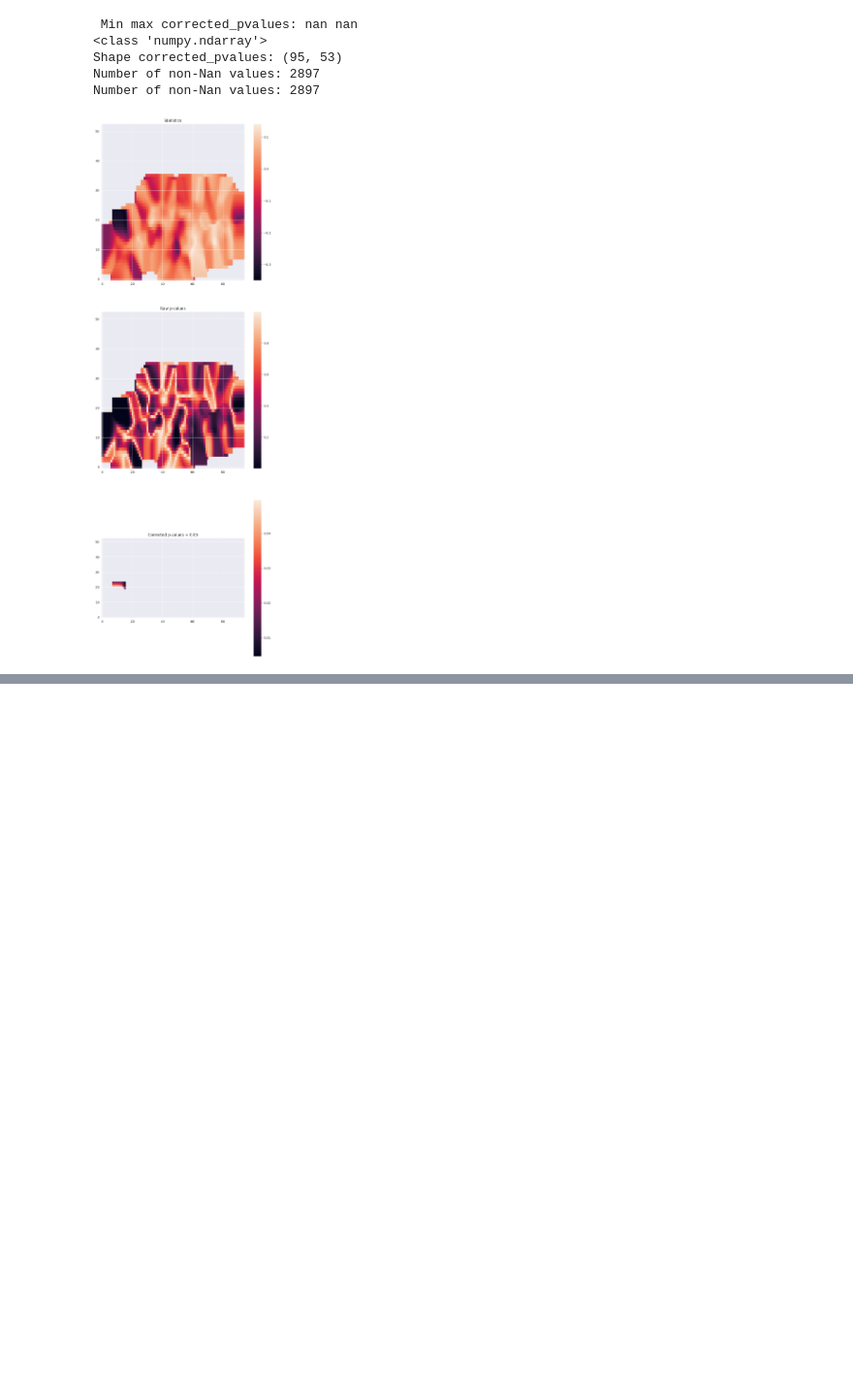
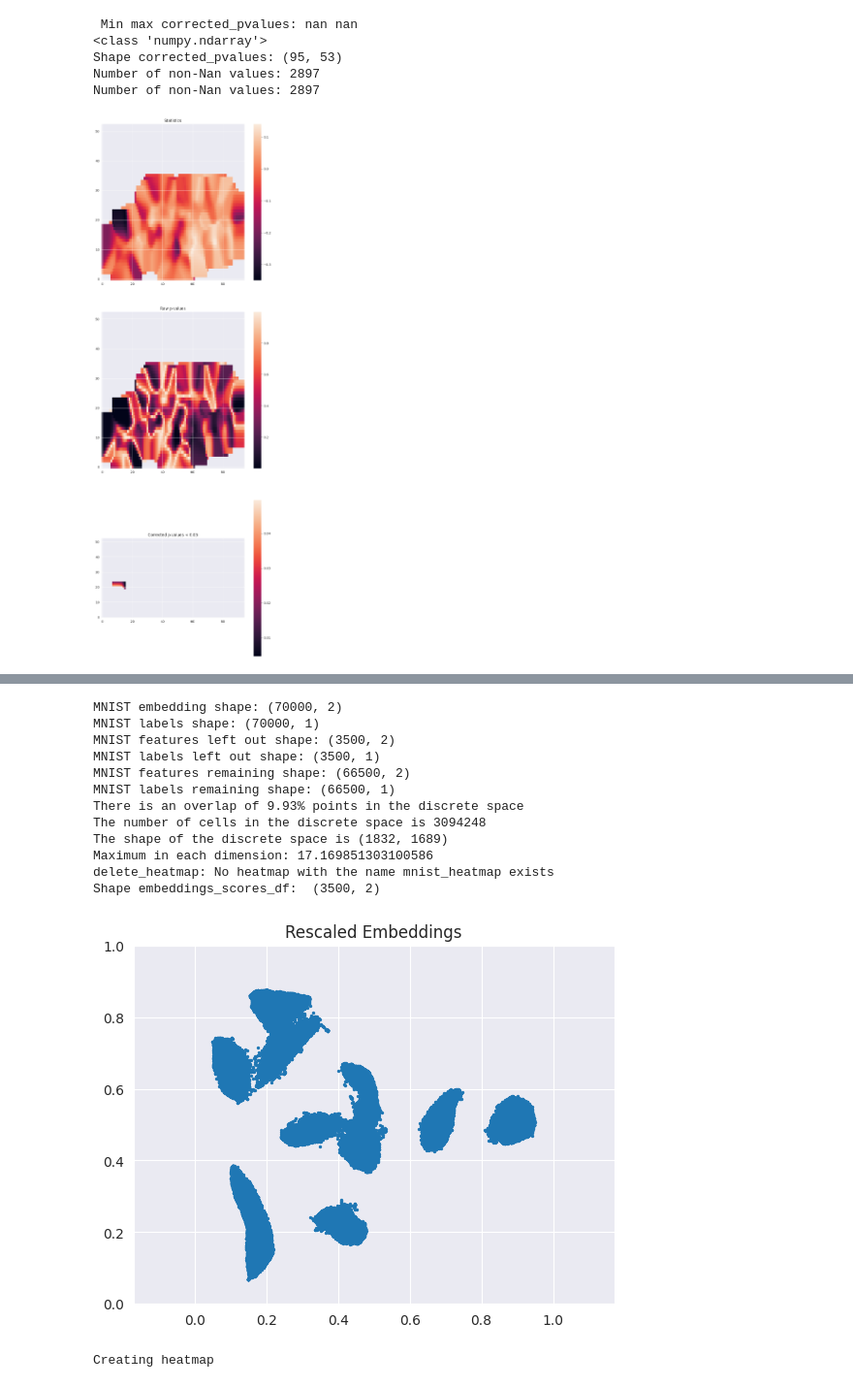
Before and after one commit to chrisfoulon/emuses, a Jupyter notebook: testing.ipynb, the cells around one changed output, grey strips where cells are left out. Shown at 97% size. Drawn from its saved outputs; the diff is of its cells as text; code cells hidden in the pictures; blank space fills up the shorter version.

```diff
--- a/testing.ipynb
+++ b/testing.ipynb
@@ -652,0 +968,69 @@ print(joblib_version)
+# %%
+# load /gamma/Dropbox (GIN)/EMUSE/mnist_numbers/test_res/embeddings.npy and plot it
+import numpy as np
+import pandas as pd
+
+mnist_features_normalized = np.load('/gamma/Dropbox (GIN)/EMUSE/mnist_numbers/test_res/embeddings.npy')
+mnist_labels = pd.read_csv('/gamma/Dropbox (GIN)/EMUSE/mnist_numbers/test_res/mnist_labels.csv', header=0).to_numpy()
+
+# shuffle the indices
+indices = np.arange(len(mnist_features_normalized))
+np.random.shuffle(indices)
+mnist_features_normalized = mnist_features_normalized[indices]
+mnist_labels = mnist_labels[indices]
+
+# take 5% out of the dataset (features ans labels)
+leave_out_size = int(len(mnist_features_normalized) * 0.05)
+mnist_features_normalized_left_out = mnist_features_normalized[:leave_out_size]
+mnist_labels_left_out = mnist_labels[:leave_out_size]
+mnist_features_normalized_remaining = mnist_features_normalized[leave_out_size:]
+mnist_labels_remaining = mnist_labels[leave_out_size:]
+
+print(f'MNIST embedding shape: {mnist_features_normalized.shape}')
+print(f'MNIST labels shape: {mnist_labels.shape}')
+print(f'MNIST features left out shape: {mnist_features_normalized_left_out.shape}')
+print(f'MNIST labels left out shape: {mnist_labels_left_out.shape}')
+print(f'MNIST features remaining shape: {mnist_features_normalized_remaining.shape}')
+print(f'MNIST labels remaining shape: {mnist_labels_remaining.shape}')
+
+# now create a DiscreteLatentSpace object with the remaining features and labels
+from tools.emuse_utils import DiscreteLatentSpace
+
+dls = DiscreteLatentSpace(None, mnist_features_normalized_remaining, margin=5)
+# create the discrete space (remember to rescale the embedding)
+dls.rescale_embedding(dls.raw_embeddings)
+dls.create_discrete_space(dls.rescaled_embeddings, 10)
+
+# create a heatmap with the left out features and labels
+dls.delete_heatmap('mnist_heatmap')
+# for the heatmap the parameter is a dataframe embeddings_scores_df with the embeddings (one tuple a cell) and associated scores
+col_names = ['coord', 'labels']
+embeddings_scores_df = pd.DataFrame(data={'coord': [tuple(coord) for coord in mnist_features_normalized_left_out], 'labels': mnist_labels_left_out.flatten()}, columns=col_names)
+print('Shape embeddings_scores_df: ', embeddings_scores_df.shape)
+
+# plot the rescaled embeddings
+dls.plot_rescaled_embedding()
+
+# plot the heatmap
+
+print('Creating heatmap')
+#
+# dls.create_heatmap_spaces(embeddings_scores_df, 'mnist_heatmap', smoothing_fwhm=10)
+# dls.plot_discrete_embedding(heatmap_name='mnist_heatmap')
+# plot the heatmap
+# dls.plot_heatmap('mnist_heatmap')
+# %% [output]
+MNIST embedding shape: (70000, 2)
+MNIST labels shape: (70000, 1)
+MNIST features left out shape: (3500, 2)
+MNIST labels left out shape: (3500, 1)
+MNIST features remaining shape: (66500, 2)
+MNIST labels remaining shape: (66500, 1)
+There is an overlap of 9.93% points in the discrete space
+The number of cells in the discrete space is 3094248
+The shape of the discrete space is (1832, 1689)
+Maximum in each dimension: 17.169851303100586
+delete_heatmap: No heatmap with the name mnist_heatmap exists
+Shape embeddings_scores_df:  (3500, 2)
+[figure, added]
+Creating heatmap
```
Also changed, not shown: parts of 21 cells of this notebook, 7 other files.
